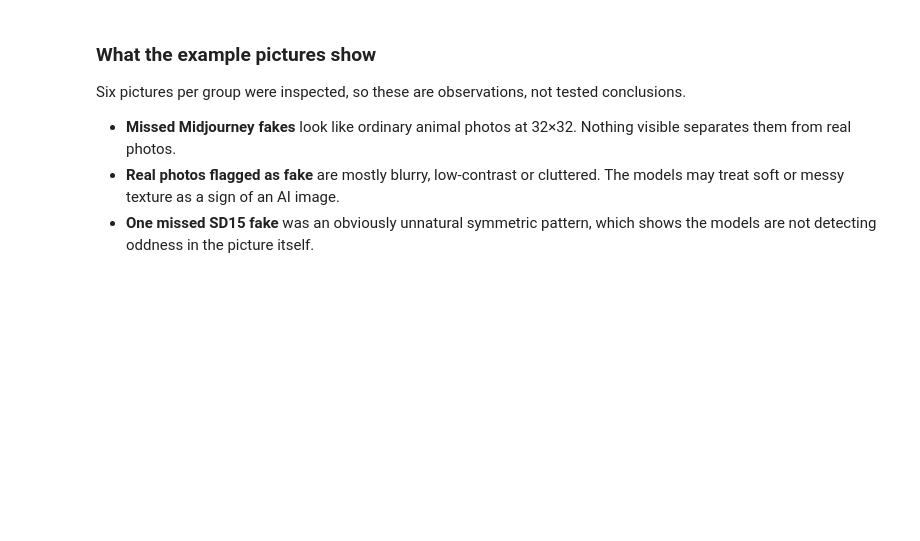
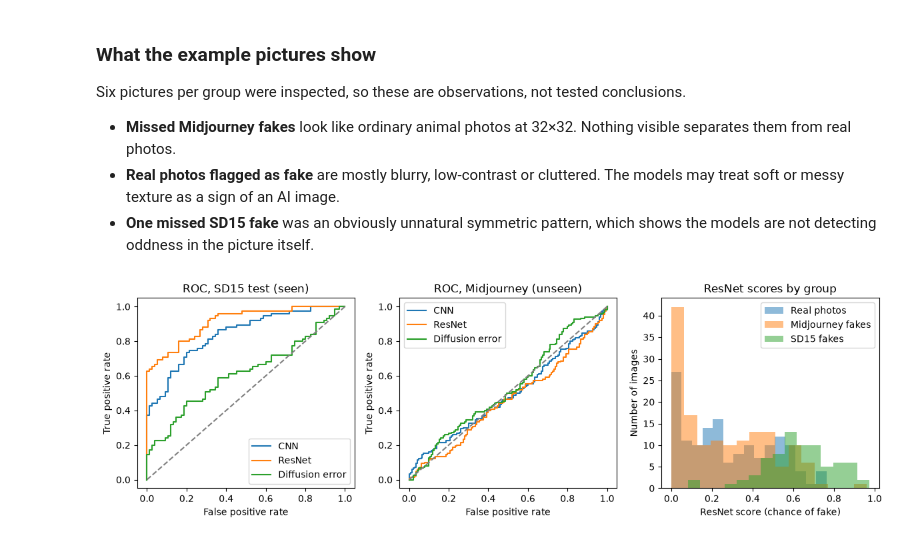
Before and after one commit to Rivier-Computer-Science/FA26-COMP-671-Muthineni, a Jupyter notebook: notebooks/Proj.ipynb, the cells around one changed output. Saved outputs shown, nothing was run; the diff lists cells and outputs as text; code cells hidden in the pictures; blank space fills up the shorter version.

Commit message:
Add ROC curves and score distributions, update notebook title

```diff
--- a/notebooks/Proj.ipynb
+++ b/notebooks/Proj.ipynb
@@ -935,3 +939,48 @@ Six pictures per group were inspected, so these are observations, not tested con
 - **Missed Midjourney fakes** look like ordinary animal photos at 32×32. Nothing visible separates them from real photos.
 - **Real photos flagged as fake** are mostly blurry, low-contrast or cluttered. The models may treat soft or messy texture as a sign of an AI image.
 - **One missed SD15 fake** was an obviously unnatural symmetric pattern, which shows the models are not detecting oddness in the picture itself.
+# %%
+from sklearn.metrics import roc_curve
+
+test_rows = errors_df[errors_df["split"] == "test"]
+gen_rows = errors_df[errors_df["split"] == "cross_gen"]
+diff_test = recon_clf.predict_proba(test_rows[["recon_error"]])[:, 1]
+diff_gen = recon_clf.predict_proba(gen_rows[["recon_error"]])[:, 1]
+
+cnn_test, _ = get_scores(cnn, test_loader)
+cnn_gen, _ = get_scores(cnn, gen_loader)
+res_test, _ = get_scores(resnet, test_loader)
+res_gen, _ = get_scores(resnet, gen_loader)
+
+curves = {
+    "CNN": (cnn_test, cnn_gen),
+    "ResNet": (res_test, res_gen),
+    "Diffusion error": (diff_test, diff_gen),
+}
+
+fig, axes = plt.subplots(1, 3, figsize=(12, 3.8))
+
+for ax, idx, title, y in [(axes[0], 0, "ROC, SD15 test (seen)", y_test),
+                          (axes[1], 1, "ROC, Midjourney (unseen)", y_gen)]:
+    for name, scores in curves.items():
+        fpr, tpr, _ = roc_curve(y, scores[idx])
+        ax.plot(fpr, tpr, label=name)
+    ax.plot([0, 1], [0, 1], "--", color="gray")
+    ax.set_xlabel("False positive rate")
+    ax.set_ylabel("True positive rate")
+    ax.set_title(title)
+    ax.legend()
+
+axes[2].hist(res_gen[y_gen == 0], bins=15, alpha=0.5, label="Real photos")
+axes[2].hist(res_gen[y_gen == 1], bins=15, alpha=0.5, label="Midjourney fakes")
+axes[2].hist(res_test[y_test == 1], bins=15, alpha=0.5, label="SD15 fakes")
+axes[2].set_xlabel("ResNet score (chance of fake)")
+axes[2].set_ylabel("Number of images")
+axes[2].set_title("ResNet scores by group")
+axes[2].legend()
+
+plt.tight_layout()
+plt.savefig("../results/roc_and_scores.png", dpi=150)
+plt.show()
+# %% [output]
+[figure, added]
```
Also changed, not shown: parts of 2 cells of this notebook, 1 other file.
